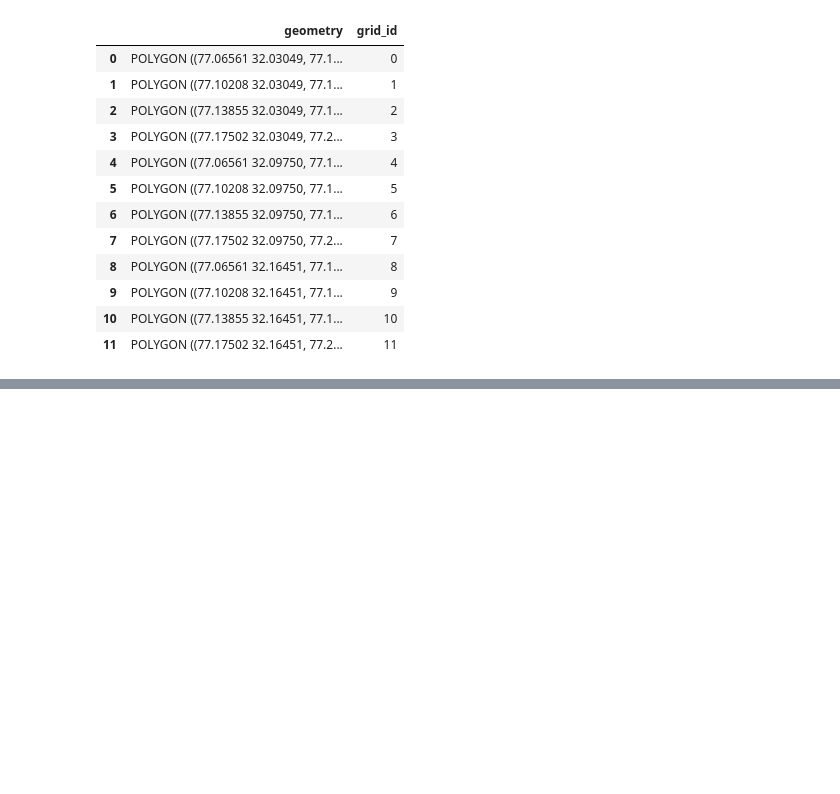
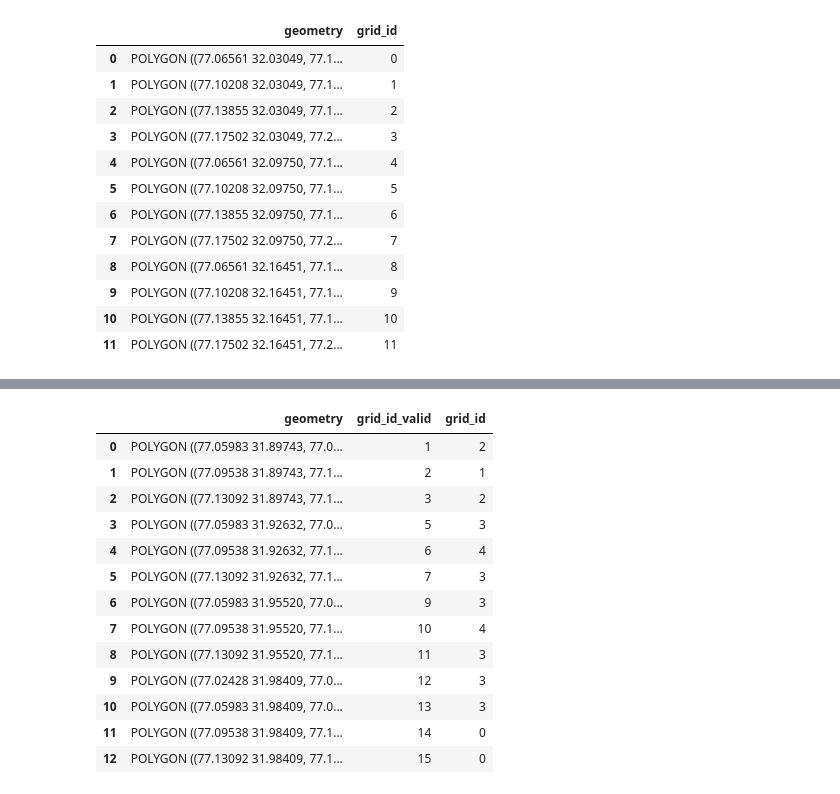
Before and after one commit to YourVirtualColdChainAssistant/MLsat-cropland-himachal, a Jupyter notebook: notebooks/spatial_cv.ipynb, the cells around one changed output, grey strips where cells are left out. Saved outputs shown, nothing was run; the diff lists cells and outputs as text; code cells hidden in the pictures; blank space fills up the shorter version.

```diff
--- a/notebooks/spatial_cv.ipynb
+++ b/notebooks/spatial_cv.ipynb
@@ -1553,0 +1782,38 @@ plt.show()
+# %%
+def assign_grid_to_fold(XYs, grid, tiles_x, tiles_y, method='unique', shape='square',
+                        direction='diagonal', data=None, n_groups=5, n_sims=10,
+                        distance_metric='euclidean', random_state=None):
+    # Set grid assignment method
+    if method == 'unique':
+        grid['grid_id'] = grid.index
+    elif method == 'systematic':
+        if shape != 'square':
+            raise Exception("systematic grid assignment method does not work for irregular grids.")
+        grid['grid_id'] = assign_systematic(grid, tiles_x, tiles_y, direction)
+    elif method == 'random':
+        grid['grid_id'] = assign_randomized(grid, n_groups, random_state)
+    elif method == 'optimized_random':
+        grid['grid_id'] = assign_optimized_random(grid, XYs, data,
+                                                  n_groups,
+                                                  n_sims,
+                                                  distance_metric)
+    else:
+        raise ValueError("Method not recognised. Choose between: unique, systematic, random or optimized_random.")
+    return grid
+# %%
+assign_grid_to_fold(polygons_gpd, grid_valid, 4,4, method='random')
+# %% [output]
+|  | geometry | grid_id_valid | grid_id |
+| 0 | POLYGON ((77.05983 31.89743, 77.0... | 1 | 2 |
+| 1 | POLYGON ((77.09538 31.89743, 77.1... | 2 | 1 |
+| 2 | POLYGON ((77.13092 31.89743, 77.1... | 3 | 2 |
+| 3 | POLYGON ((77.05983 31.92632, 77.0... | 5 | 3 |
+| 4 | POLYGON ((77.09538 31.92632, 77.1... | 6 | 4 |
+| 5 | POLYGON ((77.13092 31.92632, 77.1... | 7 | 3 |
+| 6 | POLYGON ((77.05983 31.95520, 77.0... | 9 | 3 |
+| 7 | POLYGON ((77.09538 31.95520, 77.1... | 10 | 4 |
+| 8 | POLYGON ((77.13092 31.95520, 77.1... | 11 | 3 |
+| 9 | POLYGON ((77.02428 31.98409, 77.0... | 12 | 3 |
+| 10 | POLYGON ((77.05983 31.98409, 77.0... | 13 | 3 |
+| 11 | POLYGON ((77.09538 31.98409, 77.1... | 14 | 0 |
+| 12 | POLYGON ((77.13092 31.98409, 77.1... | 15 | 0 |
```
Also changed, not shown: parts of 103 cells of this notebook, 27 other files.
